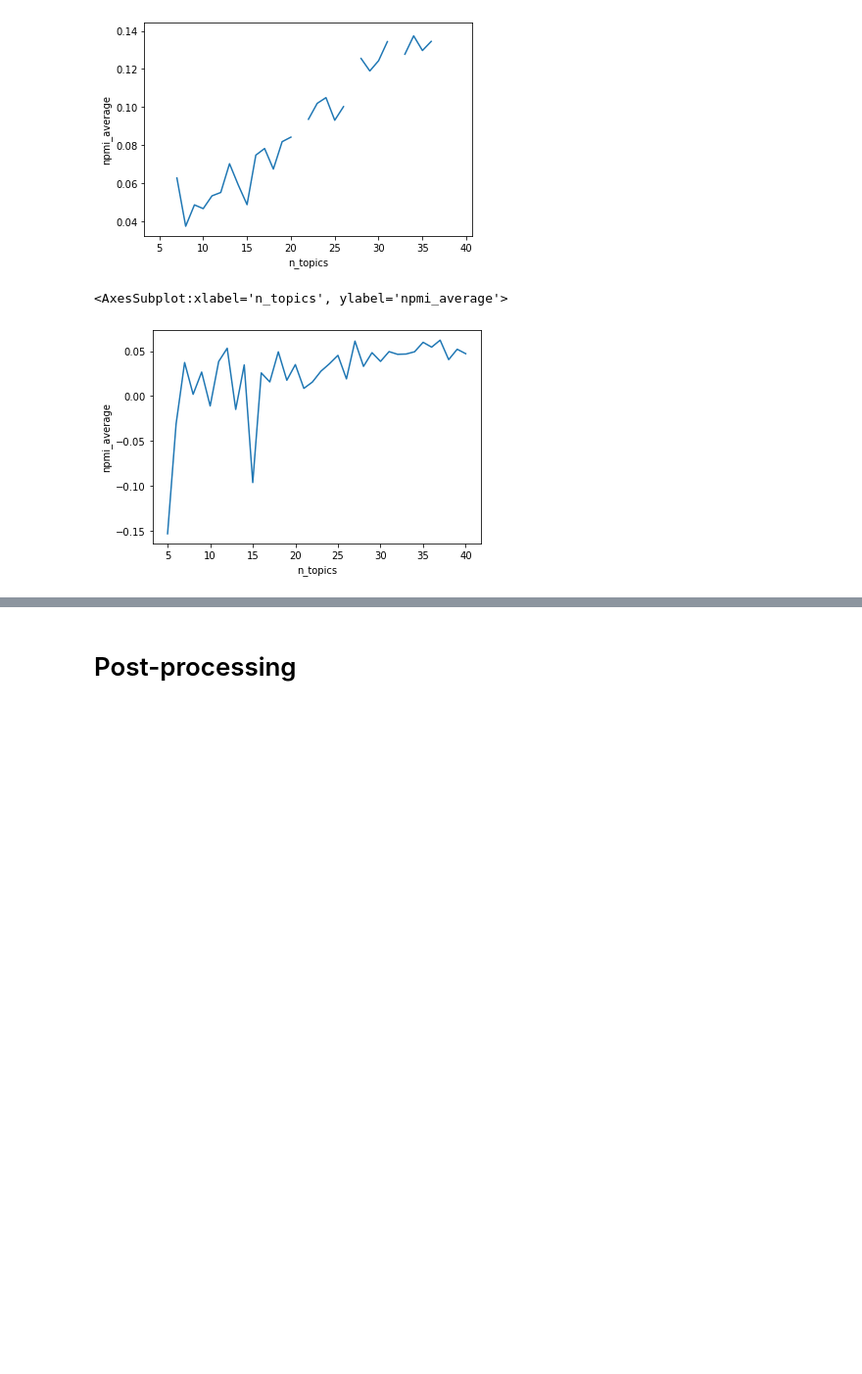
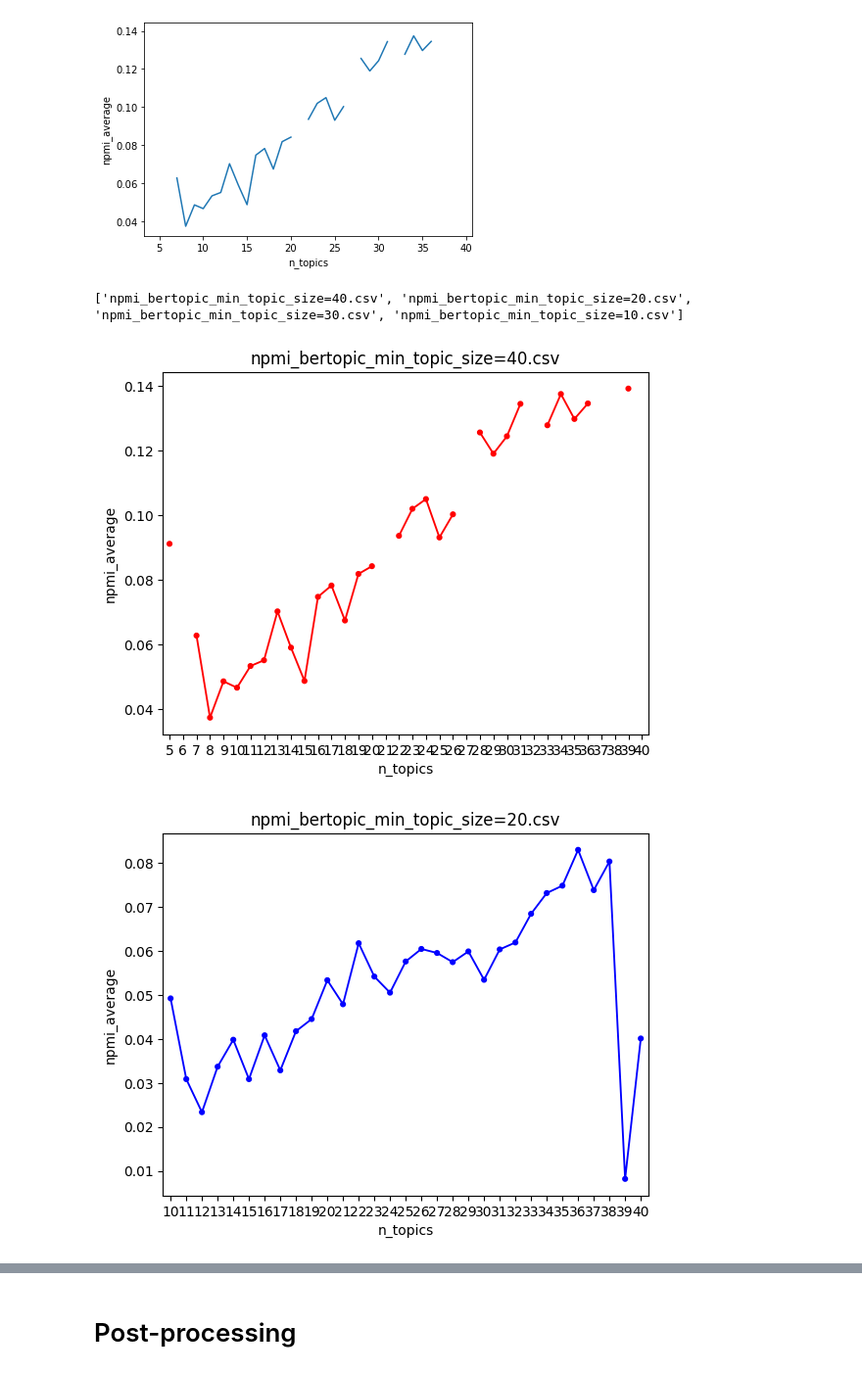
Before and after one commit to aminmarani/topic_modeling_comparison, a Jupyter notebook: topic_modeling_pipeline-bert.ipynb, the cells around one changed output, grey strips where cells are left out. Shown: that part at 98% size. Drawn from its saved outputs; the diff is of its cells as text; code cells hidden in the pictures; blank space fills up the shorter version.

Commit message:
=bertopic and stm

```diff
--- a/topic_modeling_pipeline-bert.ipynb
+++ b/topic_modeling_pipeline-bert.ipynb
@@ -553,9 +553,31 @@ df.to_csv('./result/npmi_{0}_min_topic_size={1}.csv'.format(model_spec['name'],
 # %% [output]
 [figure]
 # %%
-# df = pd.read_csv('./result/npmi_bertopic.csv')
-# df = pd.concat([df,pd.read_csv('./result/npmi_bertopic_31_40.csv')])
-# sns.lineplot(data=df,x='n_topics',y='npmi_average')
+import os
+import seaborn as sns
+from matplotlib import pyplot as plt
+
+files = [i for i in os.listdir('./result/') if 'npmi_bertopic' in i]
+print(files)
+
+colors = ['red','blue','black','green','pink','orange','brown','yellow']
+i = 0
+for f in files:
+    df = pd.read_csv('./result/'+f)
+    ax = sns.pointplot(x='n_topics', y='npmi_average', data=df,color=colors[i],
+                       scale=0.5)
+    plt.title(f)
+    i+=1
+    plt.show()
+# plt.legend([i.split('=')[1][0:2] for i in files],bbox_to_anchor=(1.01, 1))
+# leg = ax.get_legend()
+# # leg.legendHandles[3].set_color('green')
+# # leg.legendHandles[5].set_color('orange')
+# # leg.legendHandles[6].set_color('brown')
+# # leg.legendHandles[7].set_color('yellow')
+
+# plt.show()
 # %% [output]
-<AxesSubplot:xlabel='n_topics', ylabel='npmi_average'>
+['npmi_bertopic_min_topic_size=40.csv', 'npmi_bertopic_min_topic_size=20.csv', 'npmi_bertopic_min_topic_size=30.csv', 'npmi_bertopic_min_topic_size=10.csv']
-[figure, old version]
+[figure, new version]
+[figure, added]
```
Also changed, not shown: parts of 1 cell of this notebook, 5 other files.
